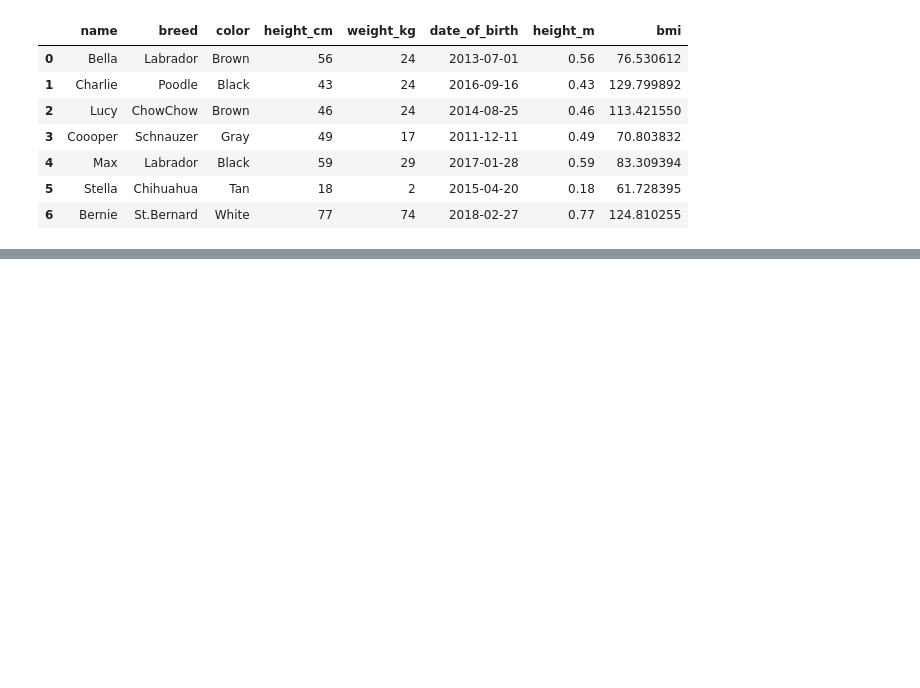
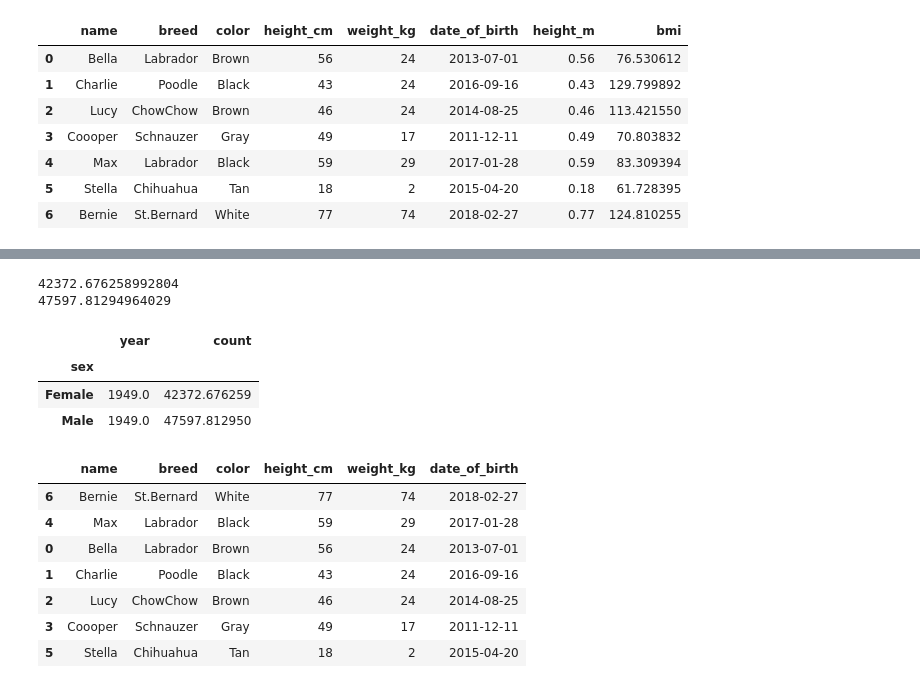
Before and after one commit to ernbilen/Data200_Fall22, a Jupyter notebook: notes/Pandas-intro.ipynb, the cells around one changed output, grey strips where cells are left out. Drawn from its saved outputs; the diff is of its cells as text; code cells hidden in the pictures; blank space fills up the shorter version.

```diff
--- a/notes/Pandas-intro.ipynb
+++ b/notes/Pandas-intro.ipynb
@@ -243,3 +243,9 @@ dogs
 | 4 | Max | Labrador | Black | 59 | 29 | 2017-01-28 | 0.59 | 83.309394 |
 | 5 | Stella | Chihuahua | Tan | 18 | 2 | 2015-04-20 | 0.18 | 61.728395 |
 | 6 | Bernie | St.Bernard | White | 77 | 74 | 2018-02-27 | 0.77 | 124.810255 |
+# %%
+###################################################
+# Advanced Operations in Pandas
+import pandas as pd
+dogs = pd.read_csv(r'https://raw.githubusercontent.com/ernbilen/Data200_Fall22/main/data/dogs.csv')
+dogs
@@ -245,0 +368,26 @@ dogs
+# %%
+print(topnames[topnames['sex']=='Female']['count'].mean())
+print(topnames[topnames['sex']=='Male']['count'].mean())
+# two lines, not good!
+# %% [output]
+42372.676258992804
+47597.81294964029
+# %%
+topnames.groupby('sex').mean()
+# %% [output]
+|  | year | count |
+| sex |  |  |
+| Female | 1949.0 | 42372.676259 |
+| Male | 1949.0 | 47597.812950 |
+# %%
+# sorting data, using sort_values()
+dogs.sort_values('weight_kg',ascending=False)
+# %% [output]
+|  | name | breed | color | height_cm | weight_kg | date_of_birth |
+| 6 | Bernie | St.Bernard | White | 77 | 74 | 2018-02-27 |
+| 4 | Max | Labrador | Black | 59 | 29 | 2017-01-28 |
+| 0 | Bella | Labrador | Brown | 56 | 24 | 2013-07-01 |
+| 1 | Charlie | Poodle | Black | 43 | 24 | 2016-09-16 |
+| 2 | Lucy | ChowChow | Brown | 46 | 24 | 2014-08-25 |
+| 3 | Coooper | Schnauzer | Gray | 49 | 17 | 2011-12-11 |
+| 5 | Stella | Chihuahua | Tan | 18 | 2 | 2015-04-20 |
```
Also changed, not shown: parts of 25 cells of this notebook.
